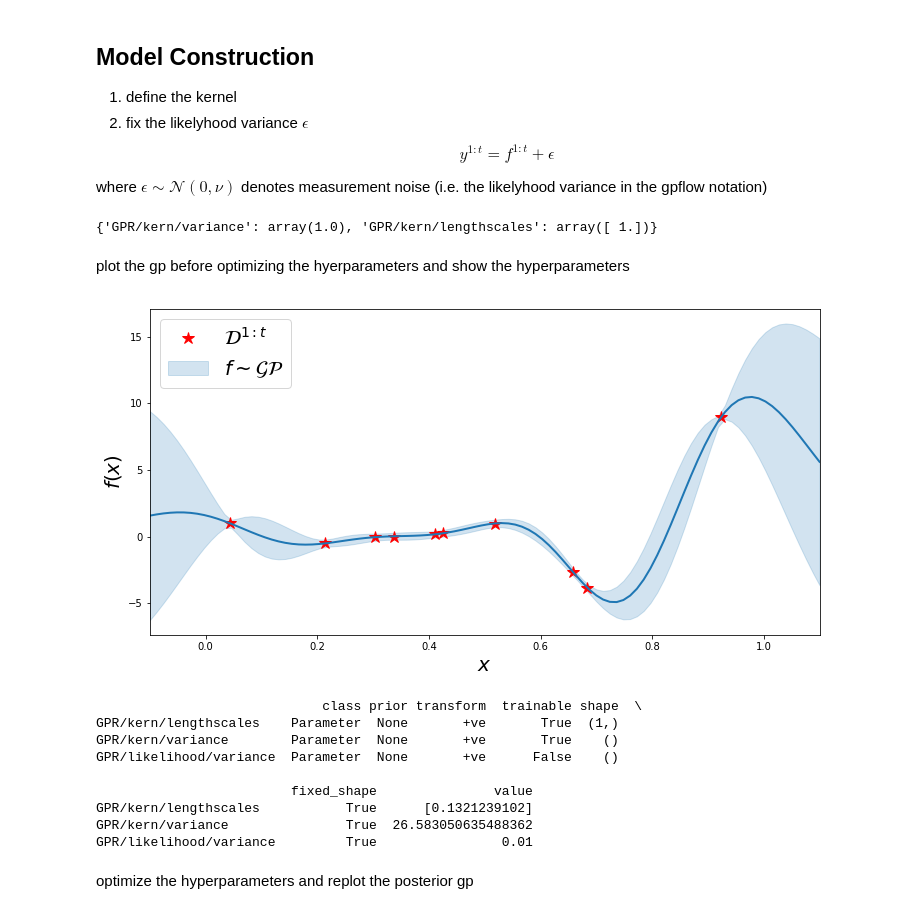
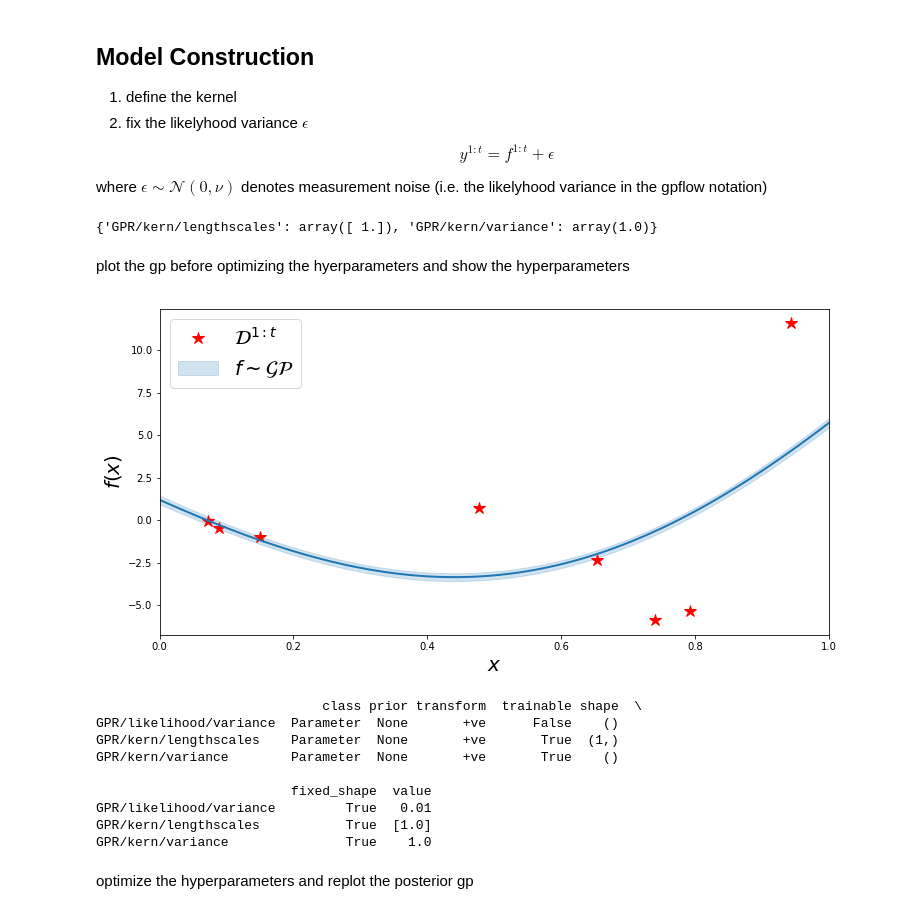
Before and after one commit to JustinJBeland/gpflow_1.0_toying, a Jupyter notebook: 1d_toy/example_1d.ipynb, the cells around one changed output. Saved outputs shown, nothing was run; the diff lists cells and outputs as text; code cells hidden in the pictures.

```diff
--- a/1d_toy/example_1d.ipynb
+++ b/1d_toy/example_1d.ipynb
@@ -20,6 +22,6 @@ construct and plot the dataset $\mathcal{D}^{1:t}$ using the function of interes
 # %%
-X = np.reshape(np.array([0.0,0.2,0.4,0.6,0.8,1.0]),(-1,1))
-X = np.reshape(np.random.rand(10,1),(-1,1))
+t = 8
+X = np.reshape(np.random.rand(t,1),(-1,1))
 Y = np.reshape(f(X), (-1,1))
 plt.plot(X,Y,'*', color='red', markersize=12, label='$\mathcal{D}^{1:t}$')
 plt.xlabel('$x$', fontsize=20)
@@ -43,39 +45,39 @@ m.kern.variance.trainable = True
 m.likelihood.variance.trainable = False
 print(m.read_trainables())
 # %% [output]
-{'GPR/kern/variance': array(1.0), 'GPR/kern/lengthscales': array([ 1.])}
+{'GPR/kern/lengthscales': array([ 1.]), 'GPR/kern/variance': array(1.0)}
 # %% [markdown]
 plot the gp before optimizing the hyerparameters and show the hyperparameters
 # %%
 def plot(m):
-    xx = np.linspace(-0.1, 1.1, 100).reshape(100, 1)
+    xx = np.linspace(0.0, 1.0, 100).reshape(100, 1)
     mean, var = m.predict_y(xx)
     plt.figure(figsize=(12, 6))
     plt.plot(X, Y, '*', markersize=12, color='red', label='$\mathcal{D}^{1:t}$')
     plt.plot(xx, mean, 'C0', lw=2)
     plt.fill_between(xx[:,0],
                      mean[:,0] - 2*np.sqrt(var[:,0]),
                      mean[:,0] + 2*np.sqrt(var[:,0]),
                      color='C0', alpha=0.2, label='$f\sim\mathcal{GP}$')
-    plt.xlim(-0.1, 1.1)
+    plt.xlim(0.0, 1.0)
     plt.xlabel('$x$', fontsize=20)
     plt.ylabel('$f(x)$', fontsize=20)
     plt.legend(fontsize=20, loc=2)
     plt.show()
 
 plot(m)
 print(m)
 # %% [output]
-[figure, old version]
+[figure, new version]
                              class prior transform  trainable shape  \
+GPR/likelihood/variance  Parameter  None       +ve      False    ()
 GPR/kern/lengthscales    Parameter  None       +ve       True  (1,)
 GPR/kern/variance        Parameter  None       +ve       True    ()
-GPR/likelihood/variance  Parameter  None       +ve      False    ()
 
-                         fixed_shape               value
-GPR/kern/lengthscales           True      [0.1321239102]
-GPR/kern/variance               True  26.583050635488362
-GPR/likelihood/variance         True                0.01
+                         fixed_shape  value
+GPR/likelihood/variance         True   0.01
+GPR/kern/lengthscales           True  [1.0]
+GPR/kern/variance               True    1.0
 # %% [markdown]
 optimize the hyperparameters and replot the posterior gp
 # %%
```
Also changed, not shown: parts of 4 cells of this notebook, 1 other file.
